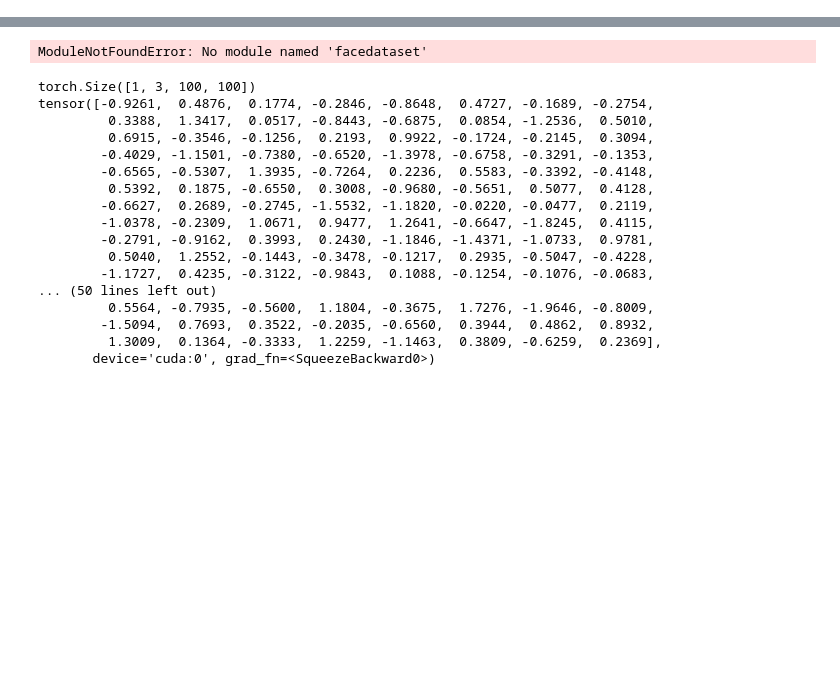
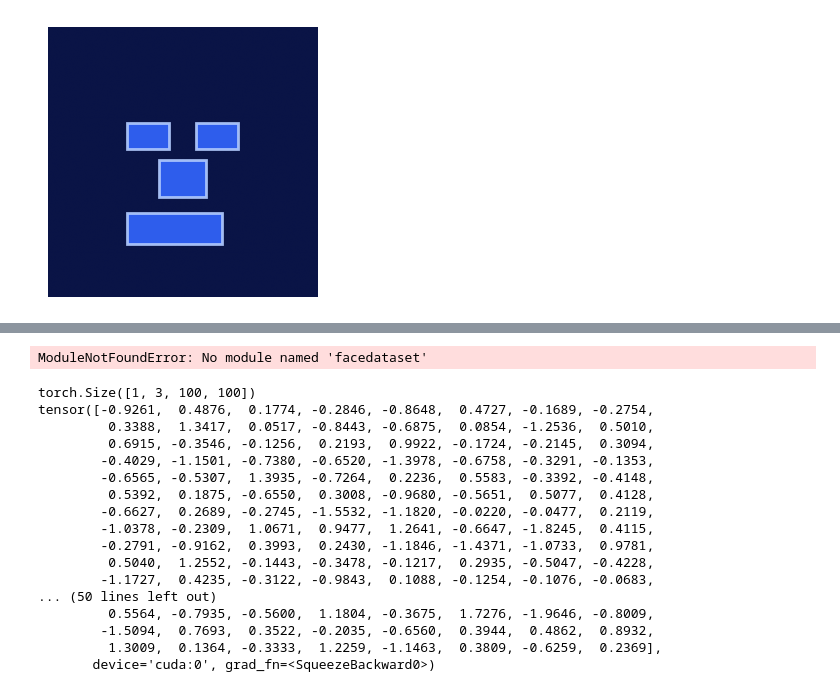
Before and after one commit to zacharyyahn/FaceCloak, a Jupyter notebook: sandbox.ipynb, the cells around one changed output, grey strips where cells are left out. Drawn from its saved outputs; the diff is of its cells as text; code cells hidden in the pictures; blank space fills up the shorter version.

```diff
--- a/sandbox.ipynb
+++ b/sandbox.ipynb
@@ -52,0 +77,38 @@ New range: -0.5237944750182697 8.686648399843847
+# %%
+import matplotlib.pyplot as plt
+import matplotlib.patches as patches
+import numpy as np
+
+# Create the figure
+fig, ax = plt.subplots(figsize=(3, 3))
+ax.set_xlim(0, 512)
+ax.set_ylim(0, 512)
+
+# Background: dark blue, similar to the right-side figure
+ax.imshow(np.full((512, 512, 3), [10/255, 20/255, 70/255]), extent=[0, 512, 0, 512])
+
+# Define rectangles for left eye, right eye, nose, and mouth
+rects = [
+    (150, 280, 80, 50),   # left eye
+    (280, 280, 80, 50),   # right eye
+    (210, 190, 90, 70),   # nose
+    (150, 100, 180, 60)   # mouth
+]
+
+# Add rectangles in light blue
+for (x, y, w, h) in rects:
+    rect = patches.Rectangle(
+        (x, y), w, h,
+        linewidth=2,
+        edgecolor=(0.7, 0.8, 1.0),
+        facecolor=(0.2, 0.4, 1.0),
+        alpha=0.9
+    )
+    ax.add_patch(rect)
+
+# Clean up the plot
+ax.axis("off")
+plt.tight_layout()
+plt.show()
+# %% [output]
+[figure, added]
```
Also changed, not shown: parts of 2 cells of this notebook, 12 other files.
